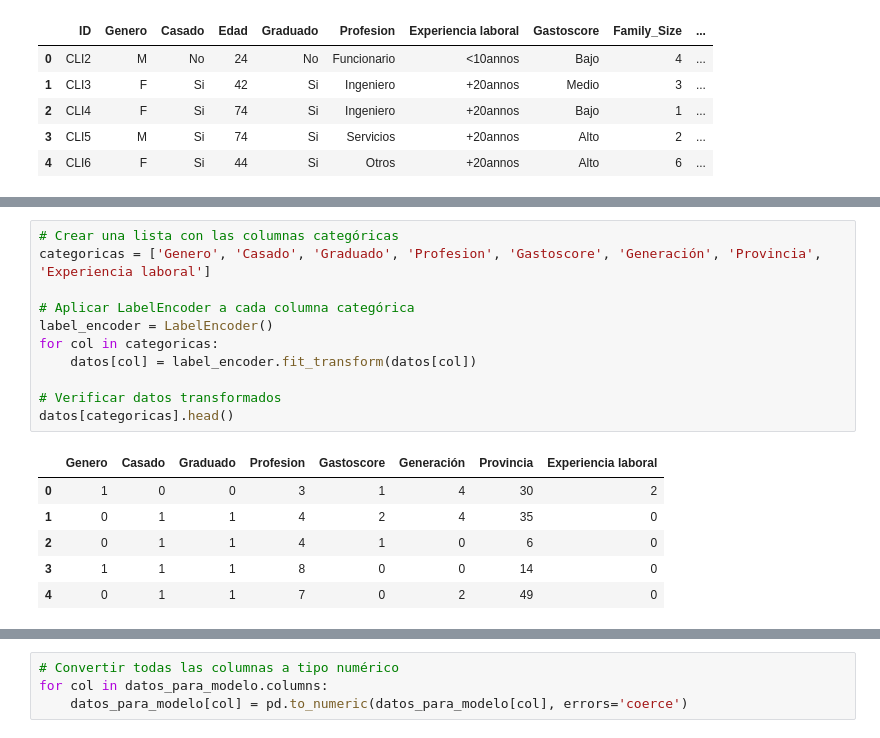
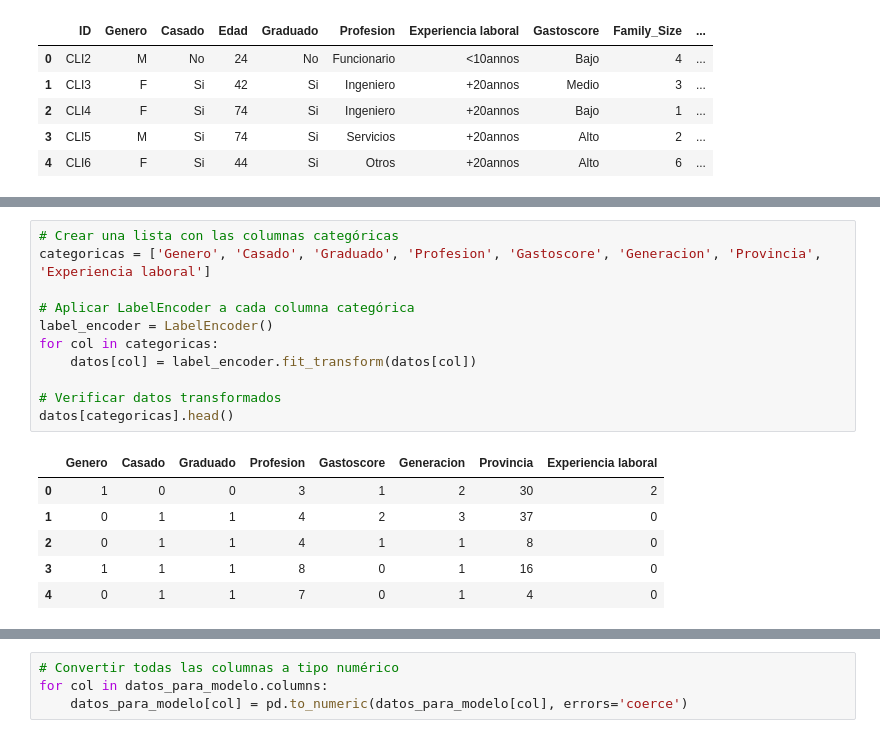
Before and after one commit to MiguelGG03/AprendizajeAutomatico_Caso5, a Jupyter notebook: modelo k-means segmentacion clientes.ipynb, the cells around one changed output, grey strips where cells are left out. Cells and saved outputs as stored; diff of their text form.

```diff
--- a/modelo k-means segmentacion clientes.ipynb
+++ b/modelo k-means segmentacion clientes.ipynb
@@ -32,22 +32,22 @@ Index(['ID', 'Genero', 'Casado', 'Edad', 'Graduado', 'Profesion',
       dtype='object')
 # %%
 # Crear una lista con las columnas categóricas
-categoricas = ['Genero', 'Casado', 'Graduado', 'Profesion', 'Gastoscore', 'Generación', 'Provincia', 'Experiencia laboral']
+categoricas = ['Genero', 'Casado', 'Graduado', 'Profesion', 'Gastoscore', 'Generacion', 'Provincia', 'Experiencia laboral']
 
 # Aplicar LabelEncoder a cada columna categórica
 label_encoder = LabelEncoder()
 for col in categoricas:
     datos[col] = label_encoder.fit_transform(datos[col])
 
 # Verificar datos transformados
 datos[categoricas].head()
 # %% [output]
-|  | Genero | Casado | Graduado | Profesion | Gastoscore | Generación | Provincia | Experiencia laboral |
-| 0 | 1 | 0 | 0 | 3 | 1 | 4 | 30 | 2 |
-| 1 | 0 | 1 | 1 | 4 | 2 | 4 | 35 | 0 |
-| 2 | 0 | 1 | 1 | 4 | 1 | 0 | 6 | 0 |
-| 3 | 1 | 1 | 1 | 8 | 0 | 0 | 14 | 0 |
-| 4 | 0 | 1 | 1 | 7 | 0 | 2 | 49 | 0 |
+|  | Genero | Casado | Graduado | Profesion | Gastoscore | Generacion | Provincia | Experiencia laboral |
+| 0 | 1 | 0 | 0 | 3 | 1 | 2 | 30 | 2 |
+| 1 | 0 | 1 | 1 | 4 | 2 | 3 | 37 | 0 |
+| 2 | 0 | 1 | 1 | 4 | 1 | 1 | 8 | 0 |
+| 3 | 1 | 1 | 1 | 8 | 0 | 1 | 16 | 0 |
+| 4 | 0 | 1 | 1 | 7 | 0 | 1 | 4 | 0 |
 # %%
 # Seleccionar columnas relevantes
 numericas = ['Edad', 'Ingresos anuales brutos', 'Family_Size',
```
Also changed, not shown: parts of 4 cells of this notebook.
